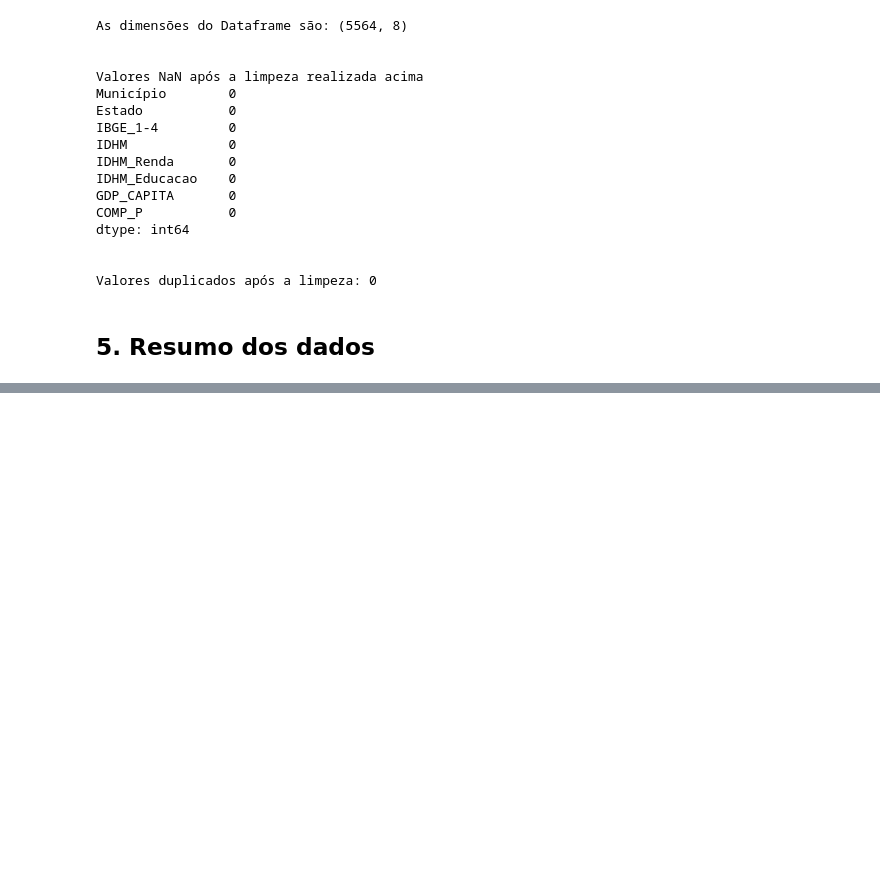
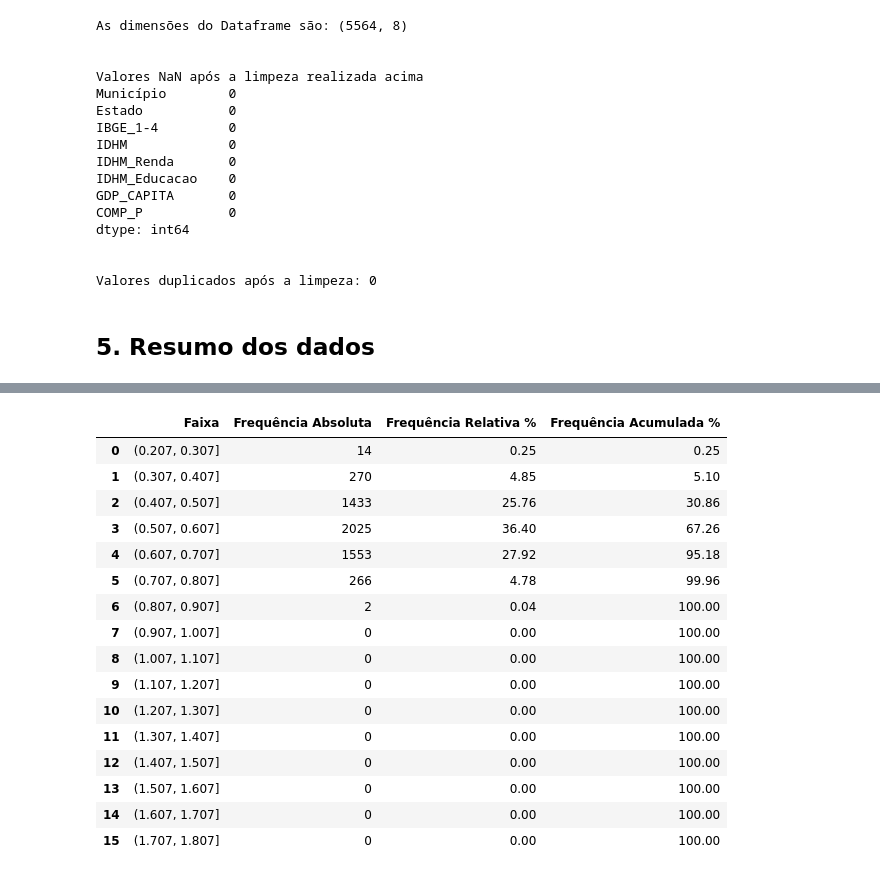
Before and after one commit to ricardo-paganini/Analytics-IDHMBrasil, a Jupyter notebook: Analytics-IDHM.ipynb, the cells around one changed output, grey strips where cells are left out. Drawn from its saved outputs; the diff is of its cells as text; code cells hidden in the pictures; blank space fills up the shorter version.

```diff
--- a/Analytics-IDHM.ipynb
+++ b/Analytics-IDHM.ipynb
@@ -140,0 +267,22 @@ Valores duplicados após a limpeza: 0
+# %%
+# IDHM_Educacao
+
+h.frequencias_num(df2,'IDHM_Educacao',0.1)
+# %% [output]
+|  | Faixa | Frequência Absoluta | Frequência Relativa % | Frequência Acumulada % |
+| 0 | (0.207, 0.307] | 14 | 0.25 | 0.25 |
+| 1 | (0.307, 0.407] | 270 | 4.85 | 5.10 |
+| 2 | (0.407, 0.507] | 1433 | 25.76 | 30.86 |
+| 3 | (0.507, 0.607] | 2025 | 36.40 | 67.26 |
+| 4 | (0.607, 0.707] | 1553 | 27.92 | 95.18 |
+| 5 | (0.707, 0.807] | 266 | 4.78 | 99.96 |
+| 6 | (0.807, 0.907] | 2 | 0.04 | 100.00 |
+| 7 | (0.907, 1.007] | 0 | 0.00 | 100.00 |
+| 8 | (1.007, 1.107] | 0 | 0.00 | 100.00 |
+| 9 | (1.107, 1.207] | 0 | 0.00 | 100.00 |
+| 10 | (1.207, 1.307] | 0 | 0.00 | 100.00 |
+| 11 | (1.307, 1.407] | 0 | 0.00 | 100.00 |
+| 12 | (1.407, 1.507] | 0 | 0.00 | 100.00 |
+| 13 | (1.507, 1.607] | 0 | 0.00 | 100.00 |
+| 14 | (1.607, 1.707] | 0 | 0.00 | 100.00 |
+| 15 | (1.707, 1.807] | 0 | 0.00 | 100.00 |
```
Also changed, not shown: parts of 17 cells of this notebook, 1 other file.
